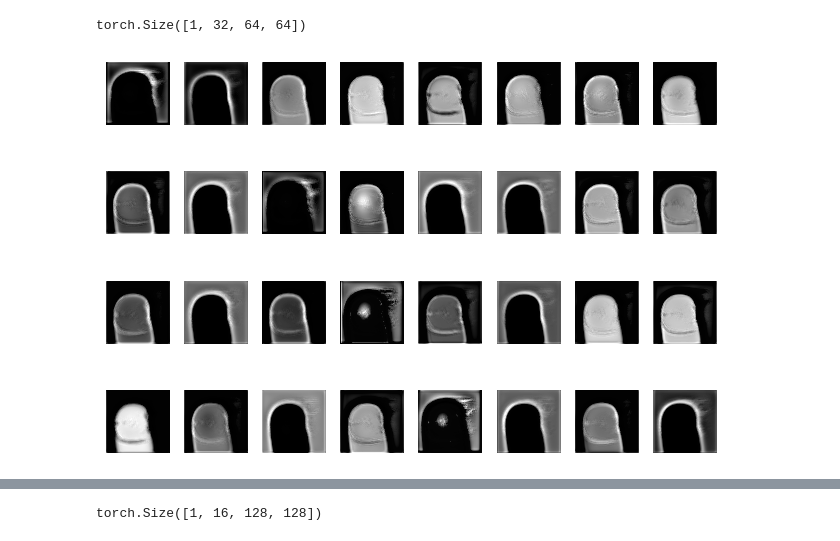
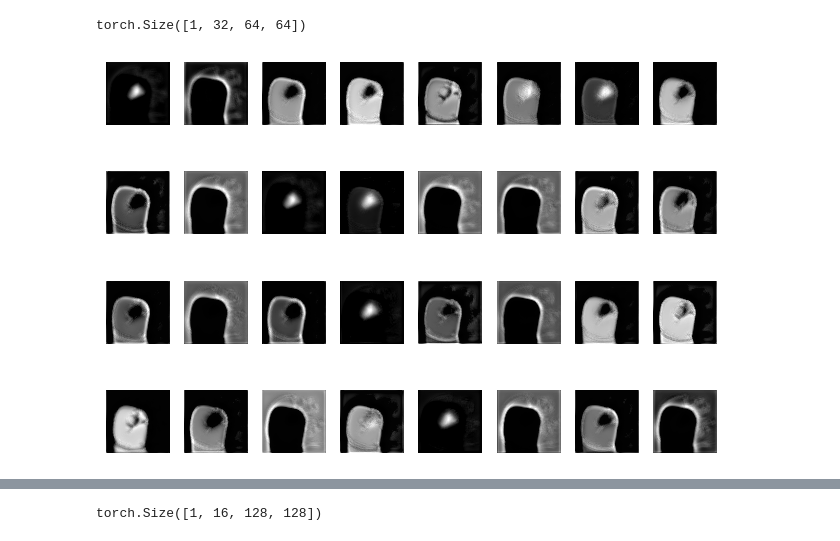
Before and after one commit to HuRuilizhen/EIE4512-U-Net-with-KAN, a Jupyter notebook: UNet_visualize.ipynb, the cells around one changed output, grey strips where cells are left out. Cells and saved outputs as stored; diff of their text form; code cells hidden in the pictures.

```diff
--- a/UNet_visualize.ipynb
+++ b/UNet_visualize.ipynb
@@ -28,9 +35,7 @@ from loader import train_dataset, test_dataset, valid_dataset
 from torch.utils.data import DataLoader
 from matplotlib import pyplot as plt
 # %%
-# plot image and mask in the subplots
-
-image, mask = train_dataset[0]
+image, mask = train_dataset[1]
 
 fig, ax = plt.subplots(1, 2)
 
@@ -129,0 +217,10 @@ plt.tight_layout()
+# %%
+n_x, n_y = 8, 16
+
+figure, ax = plt.subplots(n_x, n_y)
+
+for i in range(n_x):
+    for j in range(n_y):
+        ax[i, j].imshow(trans_freq_dom(O1[0, i*n_y+j, :, :].detach().numpy().squeeze()), cmap='gray')
+        ax[i, j].axis('off')
+plt.tight_layout()
@@ -132,11 +231,13 @@ O2.shape
 # %% [output]
 torch.Size([1, 64, 32, 32])
 # %%
-figure, ax = plt.subplots(8, 8)
+n_x, n_y = 8, 8
 
-for i in range(8):
-    for j in range(8):
-        ax[i, j].imshow(O2[0, i*8+j, :, :].detach().numpy().squeeze(), cmap='gray')
+figure, ax = plt.subplots(n_x, n_y)
+
+for i in range(n_x):
+    for j in range(n_y):
+        ax[i, j].imshow(O2[0, i*n_y+j, :, :].detach().numpy().squeeze(), cmap='gray')
         ax[i, j].axis('off')
 plt.tight_layout()
 # %% [output]
@@ -143,0 +245,10 @@ plt.tight_layout()
+# %%
+n_x, n_y = 8, 8
+
+figure, ax = plt.subplots(n_x, n_y)
+
+for i in range(n_x):
+    for j in range(n_y):
+        ax[i, j].imshow(trans_freq_dom(O2[0, i*n_y+j, :, :].detach().numpy().squeeze()), cmap='gray')
+        ax[i, j].axis('off')
+plt.tight_layout()
@@ -146,12 +259,14 @@ O3.shape
 # %% [output]
 torch.Size([1, 32, 64, 64])
 # %%
-figure, ax = plt.subplots(4, 8)
+n_x, n_y = 4, 8
 
-for i in range(4):
-    for j in range(8):
-        ax[i, j].imshow(O3[0, i*8+j, :, :].detach().numpy().squeeze(), cmap='gray')
+figure, ax = plt.subplots(n_x, n_y)
+
+for i in range(n_x):
+    for j in range(n_y):
+        ax[i, j].imshow(O3[0, i*n_y+j, :, :].detach().numpy().squeeze(), cmap='gray')
         ax[i, j].axis('off')
 plt.tight_layout()
 # %% [output]
-[figure, old version]
+[figure, new version]
```
Also changed, not shown: parts of 24 cells of this notebook, 8 other files.
